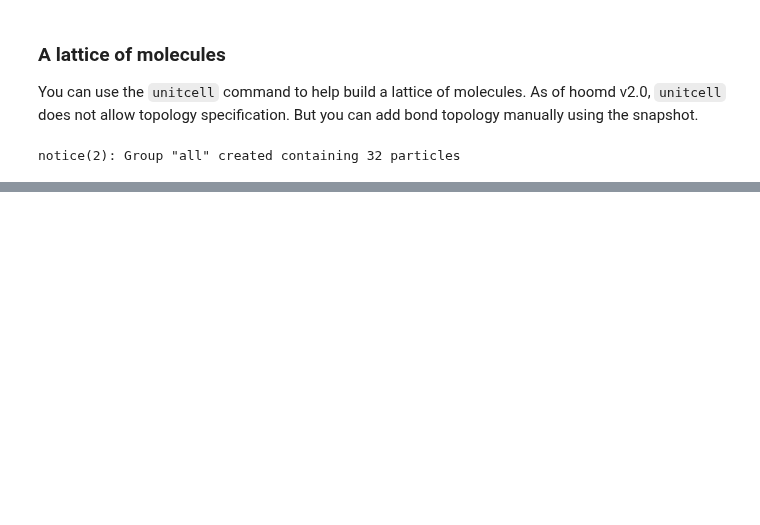
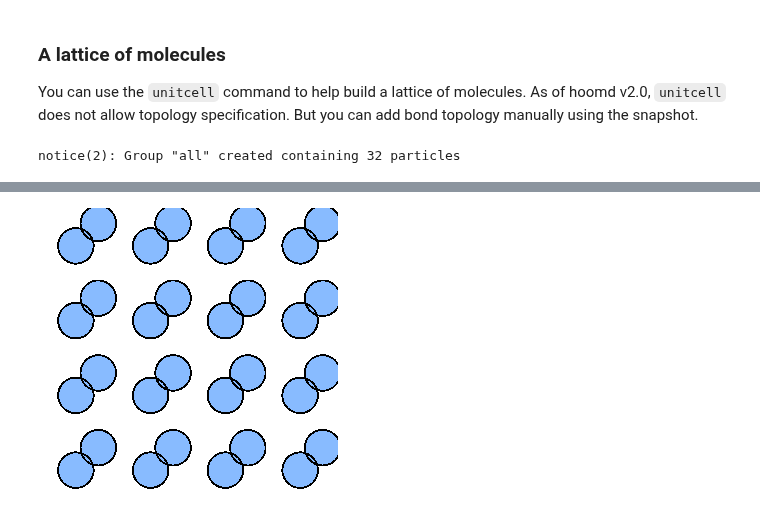
Before and after one commit to glotzerlab/hoomd-examples, a Jupyter notebook: basic/Create Lattice.ipynb, the cells around one changed output, grey strips where cells are left out. Saved outputs shown, nothing was run; the diff lists cells and outputs as text; code cells hidden in the pictures; blank space fills up the shorter version.

```diff
--- a/basic/Create Lattice.ipynb
+++ b/basic/Create Lattice.ipynb
@@ -106,0 +102,4 @@ show(p);
+# %%
+ex_render.showarray(ex_render.render_disk_frame(system.take_snapshot(all=True)))
+# %% [output]
+[figure, added]
```
Also changed, not shown: parts of 11 cells of this notebook, 8 other files.
